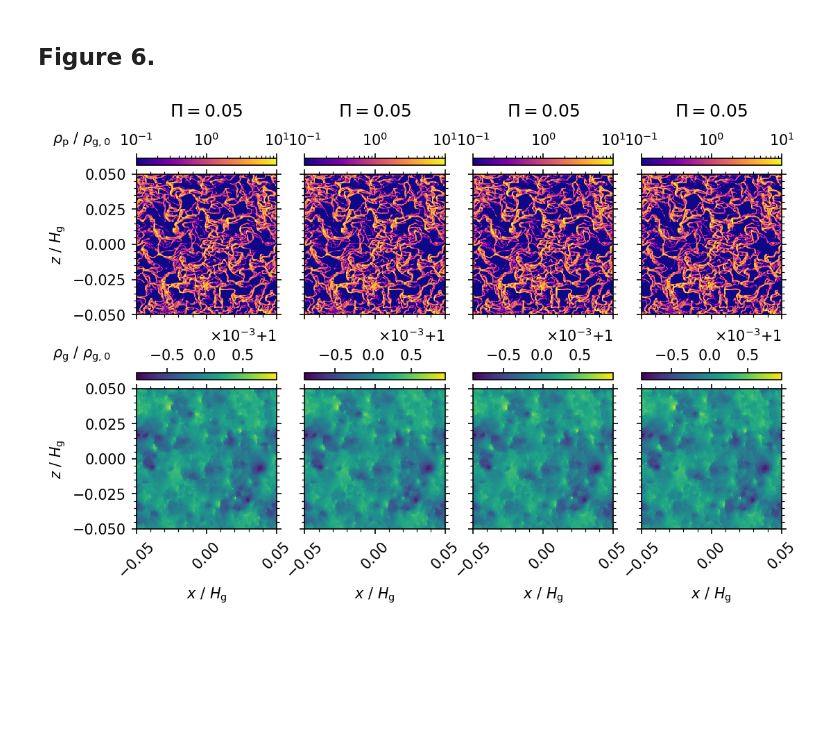
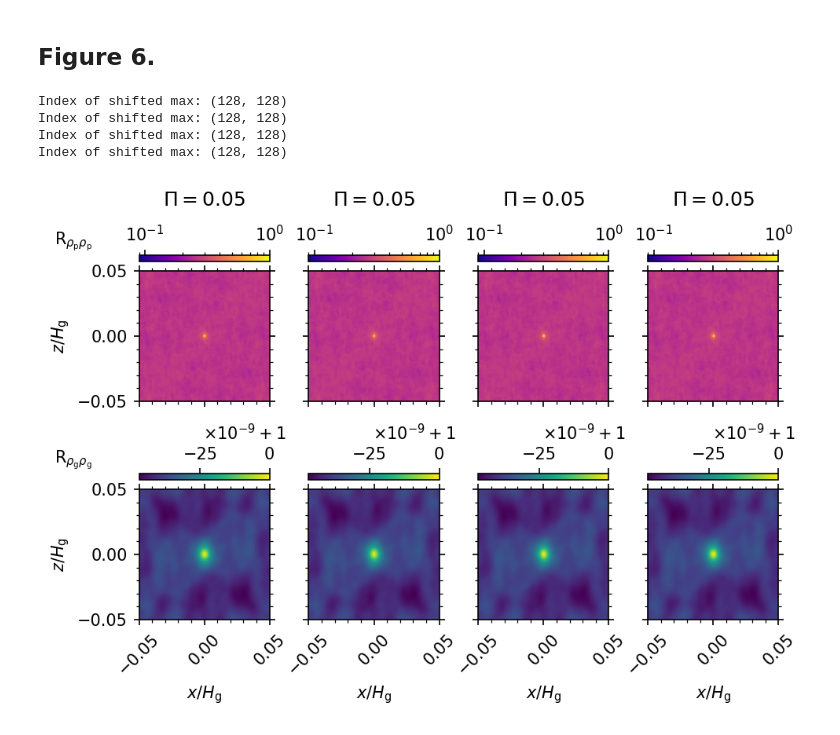
Before and after one commit to sabaronett/streaming-instability, a Jupyter notebook: ipynb/ACF.ipynb, the cells around one changed output. Drawn from its saved outputs; the diff is of its cells as text; code cells hidden in the pictures; blank space fills up the shorter version.

```diff
--- a/ipynb/ACF.ipynb
+++ b/ipynb/ACF.ipynb
@@ -17,7 +17,7 @@ import matplotlib.ticker as ticker
 import numpy as np
 from scipy import fftpack
 
-fig, axs = plt.subplots(2, 4, sharex=True, sharey=True, figsize=(8, 5), dpi=150)
+fig, axs = plt.subplots(2, 4, sharex=True, sharey=True, figsize=(7, 4.5), dpi=150)
 workdir = '../unstrat'
 case = 'BA'
 Pis = ['0.05', '0.05', '0.10', '0.10']
@@ -57,7 +57,7 @@ for i, Pi in enumerate(Pis):
     # Add and format gas color bars
     cb_rhog = fig.colorbar(rhogs, ax=axs[1][i], location='top')
     axs[1][i].set(xlabel=r'$x/H_\mathrm{g}$', aspect='equal')
-    axs[1][i].text(0.49, 1.43, r'$\times10^{-5}+1$',
+    axs[1][i].text(0.49, 1.51, r'$\times10^{-5}+1$',
                ha='left', va='top', transform=axs[1][i].transAxes)
 
 for ax in axs.flat:
@@ -68,13 +68,14 @@ for ax in axs.flat:
     ax.tick_params(axis='x', labelrotation=45)
 
 # Format and save figure
-axs[0][0].text(-0.6, 1.31, r'$\mathrm{R}_{\rho_\mathrm{p}\rho_\mathrm{p}}$',
+axs[0][0].text(-0.65, 1.31, r'$\mathrm{R}_{\rho_\mathrm{p}\rho_\mathrm{p}}$',
                ha='left', va='top', transform=axs[0][0].transAxes)
-axs[1][0].text(-0.6, 1.31, r'$\mathrm{R}_{\rho_\mathrm{g}\rho_\mathrm{g}}$',
+axs[1][0].text(-0.65, 1.31, r'$\mathrm{R}_{\rho_\mathrm{g}\rho_\mathrm{g}}$',
                ha='left', va='top', transform=axs[1][0].transAxes)
 axs[0][0].set(ylabel=r'$z/H_\mathrm{g}$')
 axs[1][0].set(ylabel=r'$z/H_\mathrm{g}$')
 # plt.savefig(f'figs/{case}_snaps.png', dpi=1000, bbox_inches='tight', pad_inches=0.01)
+plt.subplots_adjust(wspace=0.3)
 plt.show()
 # %% [output]
 Π = 0.05
@@ -169,65 +97,75 @@ original peak=65538.08127154924
 import sys
 sys.path.insert(0, '/home/stanley/bitbucket/ccyang/athena-dust/vis/python')
 import athena_read
-import matplotlib as mpl
 import matplotlib.pyplot as plt
 import matplotlib.colors as colors
-import matplotlib.ticker as ticker
 import numpy as np
 from scipy import fftpack
 
-mpl.rcParams["axes.formatter.offset_threshold"] = 2
-fig, axs = plt.subplots(2, 4, sharex=True, sharey=True, figsize=(8, 5), dpi=150)
+fig, axs = plt.subplots(2, 4, sharex=True, sharey=True, figsize=(7, 4.5), dpi=150)
 workdir = '../unstrat'
 case = 'AB'
 Pis = ['0.05', '0.05', '0.05', '0.05']
-# Pis = ['0.01', '0.01', '0.05', '0.05']
-res = '256'
-# res = '1024'
-# vmin_p, vmax_p = 1e-1, 1e1 # AB CPDD > 85%; CPDD < 5%
+res = 256
 
 for i, Pi in enumerate(Pis):
     # Collect parameters and plot densities
     path = f'{workdir}/{case}/{Pi}/{res}'
     athinput = athena_read.athinput(f'{path}/athinput.si')
     c_s = athinput['hydro']['iso_sound_speed']
     Omega = athinput['problem']['omega']
     H_g = c_s/Omega
     data = athena_read.athdf(f'{path}/athdf/SI.out1.00100.athdf')
     xf, zf = data['x1f']/H_g, data['x2f']/H_g
-    t = data['Time']
-    # clip = np.clip(data['rhop'][0], vmin_p, vmax_p)
     ft = fftpack.fft2(data['rhop'][0])
     ac = fftpack.ifft2(ft*np.conjugate(ft)).real
-    rhops = axs[0][i].pcolormesh(xf, zf, clip, norm=colors.LogNorm(), cmap='plasma')
-    rhogs = axs[1][i].pcolormesh(xf, zf, data['rho'][0])
+    flat_i = np.argmax(ac)
+    norm = ac/ac[0][0]
+    shift = fftpack.fftshift(norm)
+    flat_i = np.argmax(shift)
+    print(f'Index of shifted max: {np.unravel_index((flat_i), (res, res))}')
+    rhops = axs[0][i].pcolormesh(xf, zf, shift, norm=colors.LogNorm(vmin=0.09),
+                                 cmap='plasma')
+    ft = fftpack.fft2(data['rho'][0])
+    ac = fftpack.ifft2(ft*np.conjugate(ft)).real
+    norm = ac/ac[0][0]
+    shift = fftpack.fftshift(norm)
+    offset = (shift - 1)*1e9
+    rhogs = axs[1][i].pcolormesh(xf, zf, offset)
 
     # Add and format dust color bars, titles, and x-axis labels
     cb_rhop = fig.colorbar(rhops, ax=axs[0][i], location='top')
-    axs[0][i].set_title(f'$\Pi={Pi:s}$', pad=40)
+    axs[0][i].set_title(f'$\Pi={float(Pi)}$', pad=40)
     axs[0][i].set(aspect='equal')
-    axs[1][i].set(xlabel=r'$x$ / $H_\mathrm{g}$', aspect='equal')
+    axs[1][i].set(xlabel=r'$x/H_\mathrm{g}$', aspect='equal')
 
     # Add and format gas color bars
-    formatter = ticker.ScalarFormatter(useMathText=True)
-    formatter.set_powerlimits((-1, 1))
-    cb_rhog = fig.colorbar(rhogs, ax=axs[1][i], location='top', format=formatter)
-
+    cb_rhog = fig.colorbar(rhogs, ax=axs[1][i], location='top')
+    axs[1][i].text(0.49, 1.51, r'$\times10^{-9}+1$',
+               ha='left', va='top', transform=axs[1][i].transAxes)
 for ax in axs.flat:
     ax.label_outer()
     ax.minorticks_on()
     ax.set(aspect='equal')
     ax.tick_params(axis='both', which='both', top=True, right=True)
     ax.tick_params(axis='x', labelrotation=45)
 
 # Format and save figure
-axs[0][0].text(-0.6, 1.31, r'$\rho_\mathrm{p}$ / $\rho_\mathrm{g,0}$', ha='left',
-               va='top', transform=axs[0][0].transAxes)
-axs[1][0].text(-0.6, 1.31, r'$\rho_\mathrm{g}$ / $\rho_\mathrm{g,0}$', ha='left',
-               va='top', transform=axs[1][0].transAxes)
-axs[0][0].set(ylabel=r'$z$ / $H_\mathrm{g}$')
-axs[1][0].set(ylabel=r'$z$ / $H_\mathrm{g}$')
-# plt.savefig(f'figs/{case}_snaps.png', dpi=1000, bbox_inches='tight', pad_inches=0.01)
+axs[0][0].text(-0.65, 1.31,
+               r'$\mathrm{R}_{\rho_\mathrm{p}\rho_\mathrm{p}}$',
+               ha='left', va='top', transform=axs[0][0].transAxes)
+axs[1][0].text(-0.65, 1.31,
+               r'$\mathrm{R}_{\rho_\mathrm{g}\rho_\mathrm{g}}$',
+               ha='left', va='top', transform=axs[1][0].transAxes)
+axs[0][0].set(ylabel=r'$z/H_\mathrm{g}$')
+axs[1][0].set(ylabel=r'$z/H_\mathrm{g}$')
+plt.subplots_adjust(wspace=0.3)
+# plt.savefig(f'figs/{case}_autocorrelations.png', dpi=1000,
+#             bbox_inches='tight', pad_inches=0.01)
 plt.show()
 # %% [output]
+Index of shifted max: (128, 128)
+Index of shifted max: (128, 128)
+Index of shifted max: (128, 128)
+Index of shifted max: (128, 128)
-[figure, old version]
+[figure, new version]
```
Also changed, not shown: parts of 15 cells of this notebook.
